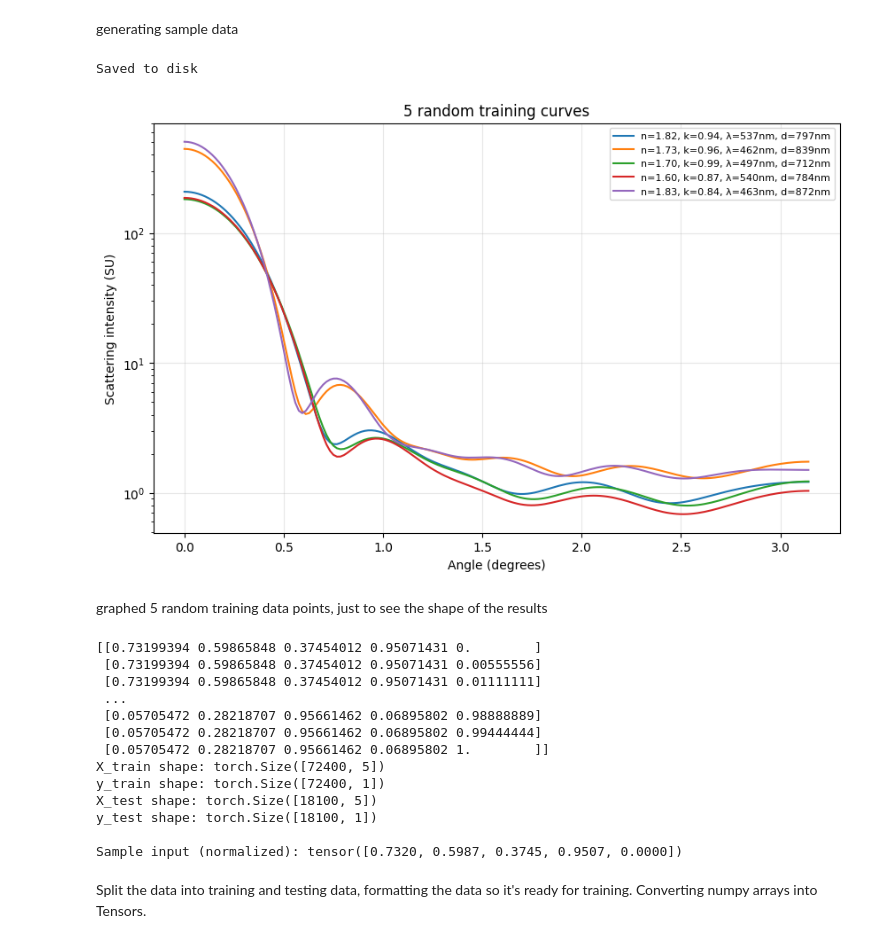
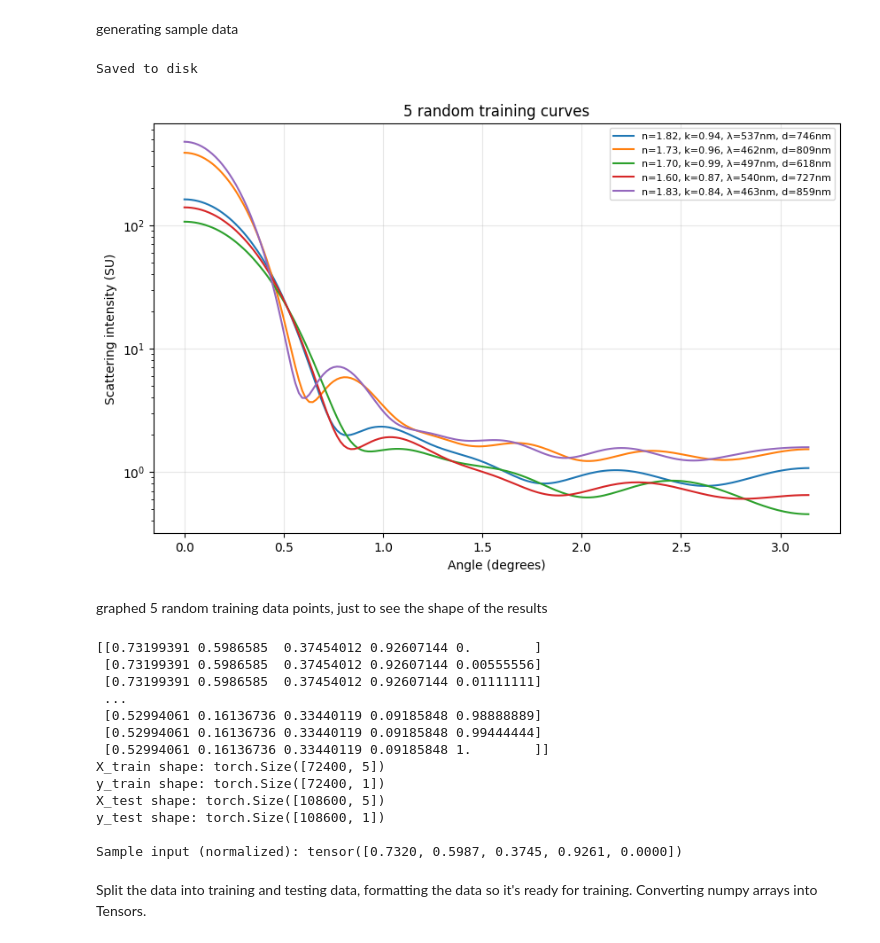
Before and after one commit to james-613/Modified_pyMieScatt_NN, a Jupyter notebook: simple_mie_theory_NN.ipynb, the cells around one changed output. Cells and saved outputs as stored; diff of their text form; code cells hidden in the pictures.

```diff
--- a/simple_mie_theory_NN.ipynb
+++ b/simple_mie_theory_NN.ipynb
@@ -102,9 +102,10 @@ Outputs shape: (90500,)
 # %% [markdown]
 generating sample data
 # %%
-np.save('inputs_5d_10k.npy', inputs) # want to save training data
-np.save('outputs_5d_10k.npy', outputs)
+
 print(f"Saved to disk")
+inputs = np.load('inputs_5d.npy')           # (N, 5)
+outputs = np.load('outputs_5d.npy')       # (N, 1)
 
 plt.figure(figsize=(10, 6))
 
@@ -112,34 +113,34 @@ plt.figure(figsize=(10, 6))
 particle_indices = np.random.choice(N_PARTICLES, 5, replace=False)
 
 for p in particle_indices:
     # Get the 181 rows for this particle
     start = p * N_ANGLES
     end = start + N_ANGLES
 
     # Extract the curve and inputs
     curve = outputs[start:end]
     angles = inputs[start:end, 4]   # column 4 is the angle
 
 
     # Get the particle's other inputs (same for all 181 rows)
     n  = inputs[start, 0]
     k  = inputs[start, 1]
     wl = inputs[start, 2]
     d  = inputs[start, 3]
 
     label = f"n={n:.2f}, k={k:.2f}, λ={wl:.0f}nm, d={d:.0f}nm"
     plt.plot(angles, curve, label=label)
 
 plt.xlabel("Angle (degrees)")
 plt.ylabel("Scattering intensity (SU)")
 plt.title("5 random training curves")
 plt.yscale('log')
 plt.legend(fontsize=8)
 plt.grid(True, alpha=0.3)
 plt.show()
 # %% [output]
 Saved to disk
-[figure, old version]
+[figure, new version]
 # %% [markdown]
 graphed 5 random training data points, just to see the shape of the results
 # %%
@@ -170,19 +171,19 @@ print("y_test shape:", y_test.shape)
 print()
 print("Sample input (normalized):", X_train[0])
 # %% [output]
-[[0.73199394 0.59865848 0.37454012 0.95071431 0.        ]
- [0.73199394 0.59865848 0.37454012 0.95071431 0.00555556]
- [0.73199394 0.59865848 0.37454012 0.95071431 0.01111111]
+[[0.73199391 0.5986585  0.37454012 0.92607144 0.        ]
+ [0.73199391 0.5986585  0.37454012 0.92607144 0.00555556]
+ [0.73199391 0.5986585  0.37454012 0.92607144 0.01111111]
  ...
- [0.05705472 0.28218707 0.95661462 0.06895802 0.98888889]
- [0.05705472 0.28218707 0.95661462 0.06895802 0.99444444]
- [0.05705472 0.28218707 0.95661462 0.06895802 1.        ]]
+ [0.52994061 0.16136736 0.33440119 0.09185848 0.98888889]
+ [0.52994061 0.16136736 0.33440119 0.09185848 0.99444444]
+ [0.52994061 0.16136736 0.33440119 0.09185848 1.        ]]
 X_train shape: torch.Size([72400, 5])
 y_train shape: torch.Size([72400, 1])
-X_test shape: torch.Size([18100, 5])
-y_test shape: torch.Size([18100, 1])
+X_test shape: torch.Size([108600, 5])
+y_test shape: torch.Size([108600, 1])
 
-Sample input (normalized): tensor([0.7320, 0.5987, 0.3745, 0.9507, 0.0000])
+Sample input (normalized): tensor([0.7320, 0.5987, 0.3745, 0.9261, 0.0000])
 # %% [markdown]
 Split the data into training and testing data, formatting the data so it's ready for training. Converting numpy arrays into Tensors.
 # %%
```
Also changed, not shown: parts of 8 cells of this notebook, 5 other files.
